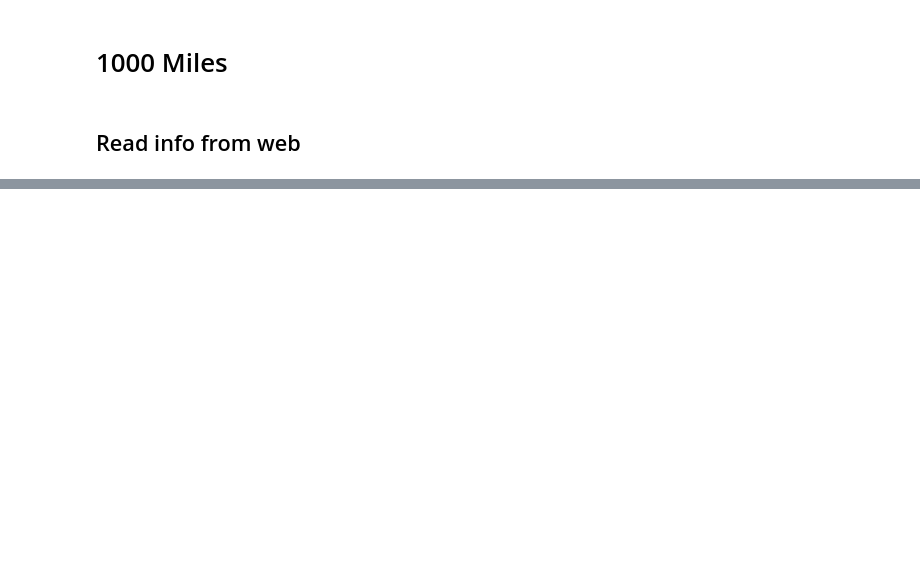
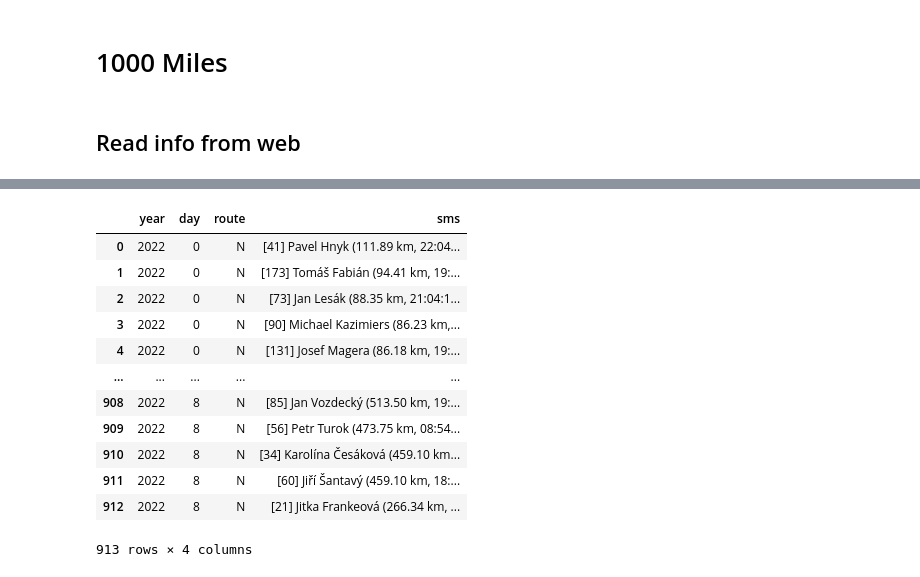
Before and after one commit to Kanaliha/Kaggle, a Jupyter notebook: Datasets/1000miles/1000miles.ipynb, the cells around one changed output, grey strips where cells are left out. Drawn from its saved outputs; the diff is of its cells as text; code cells hidden in the pictures; blank space fills up the shorter version.

```diff
--- a/Datasets/1000miles/1000miles.ipynb
+++ b/Datasets/1000miles/1000miles.ipynb
@@ -44,0 +123,16 @@ display(sms_north)
+# %%
+sms_df
+# %% [output]
+|  | year | day | route | sms |
+| 0 | 2022 | 0 | N | [41] Pavel Hnyk (111.89 km, 22:04... |
+| 1 | 2022 | 0 | N | [173] Tomáš Fabián (94.41 km, 19:... |
+| 2 | 2022 | 0 | N | [73] Jan Lesák (88.35 km, 21:04:1... |
+| 3 | 2022 | 0 | N | [90] Michael Kazimiers (86.23 km,... |
+| 4 | 2022 | 0 | N | [131] Josef Magera (86.18 km, 19:... |
+| ... | ... | ... | ... | ... |
+| 908 | 2022 | 8 | N | [85] Jan Vozdecký (513.50 km, 19:... |
+| 909 | 2022 | 8 | N | [56] Petr Turok (473.75 km, 08:54... |
+| 910 | 2022 | 8 | N | [34] Karolína Česáková (459.10 km... |
+| 911 | 2022 | 8 | N | [60] Jiří Šantavý (459.10 km, 18:... |
+| 912 | 2022 | 8 | N | [21] Jitka Frankeová (266.34 km, ... |
+913 rows × 4 columns
```
Also changed, not shown: parts of 1 cell of this notebook.
